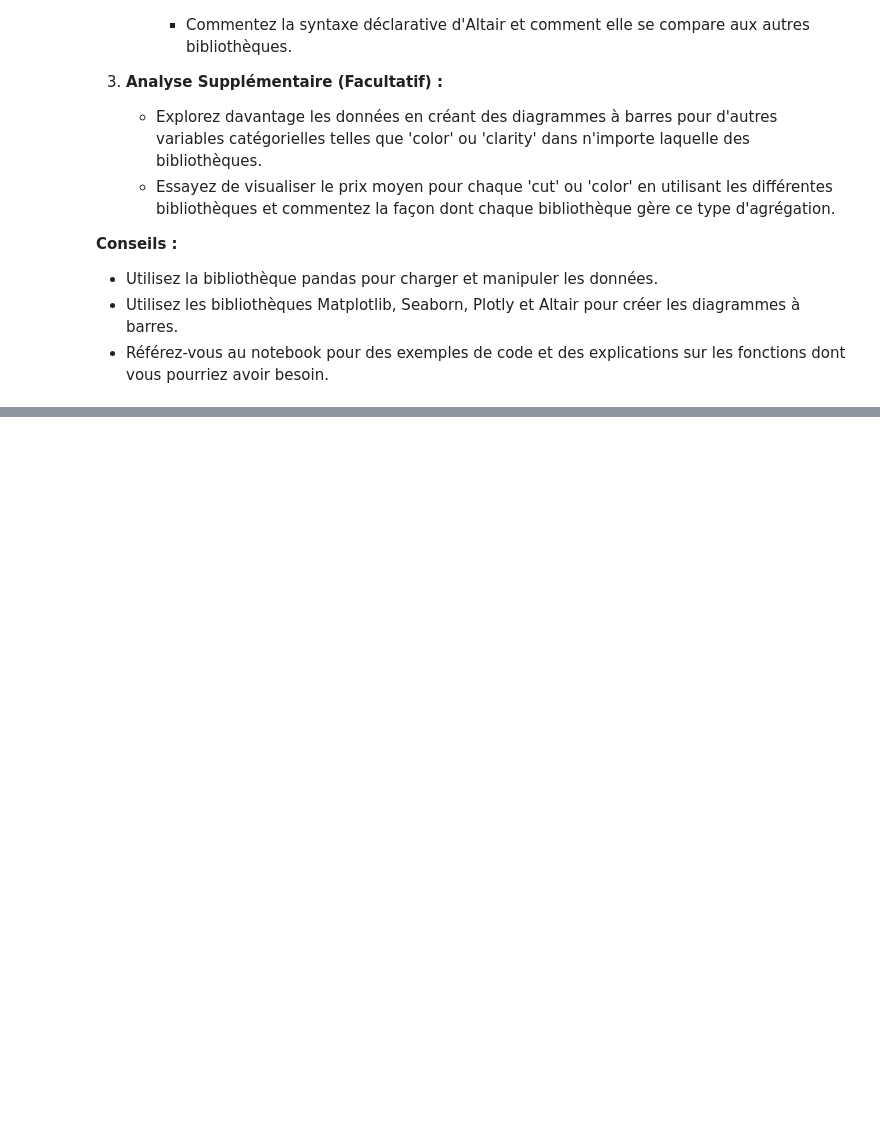
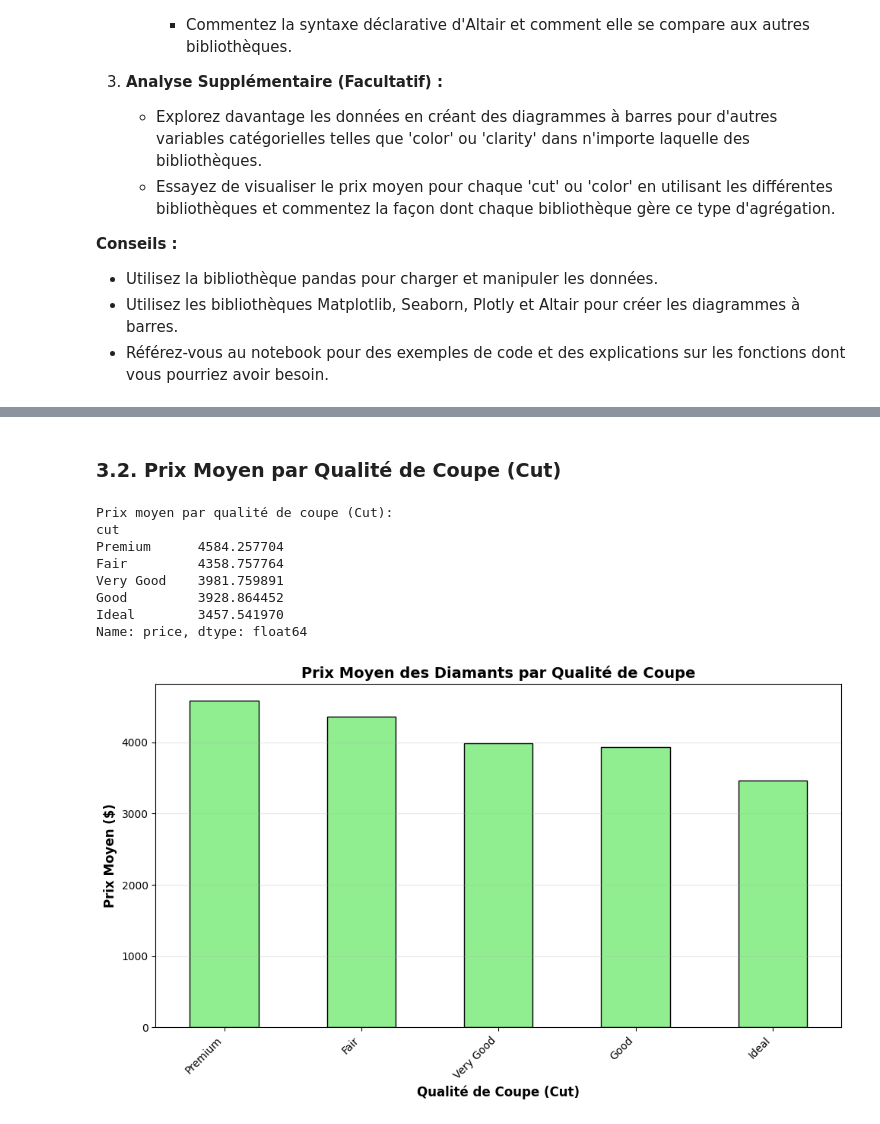
Before and after one commit to rosanajurdi/Data_Visualization_Course_2026, a Jupyter notebook: lab-sessions/lab2-barplots.ipynb, the cells around one changed output, grey strips where cells are left out. Saved outputs shown, nothing was run; the diff lists cells and outputs as text; code cells hidden in the pictures; blank space fills up the shorter version.

```diff
--- a/lab-sessions/lab2-barplots.ipynb
+++ b/lab-sessions/lab2-barplots.ipynb
@@ -88,0 +280,28 @@ Vous disposez d'un ensemble de données contenant des informations sur divers di
+# %% [markdown]
+### 3.2. Prix Moyen par Qualité de Coupe (Cut)
+# %%
+# Prix moyen par qualité de coupe
+print("Prix moyen par qualité de coupe (Cut):")
+avg_price_by_cut = df.groupby('cut')['price'].mean().sort_values(ascending=False)
+print(avg_price_by_cut)
+
+# Visualiser avec Matplotlib
+fig, ax = plt.subplots(figsize=(10, 6))
+avg_price_by_cut.plot(kind='bar', ax=ax, color='lightgreen', edgecolor='black')
+ax.set_xlabel('Qualité de Coupe (Cut)', fontsize=12, fontweight='bold')
+ax.set_ylabel('Prix Moyen ($)', fontsize=12, fontweight='bold')
+ax.set_title('Prix Moyen des Diamants par Qualité de Coupe', fontsize=14, fontweight='bold')
+ax.grid(axis='y', alpha=0.3)
+plt.xticks(rotation=45, ha='right')
+plt.tight_layout()
+plt.show()
+# %% [output]
+Prix moyen par qualité de coupe (Cut):
+cut
+Premium      4584.257704
+Fair         4358.757764
+Very Good    3981.759891
+Good         3928.864452
+Ideal        3457.541970
+Name: price, dtype: float64
+[figure, added]
```
Also changed, not shown: parts of 16 cells of this notebook.
